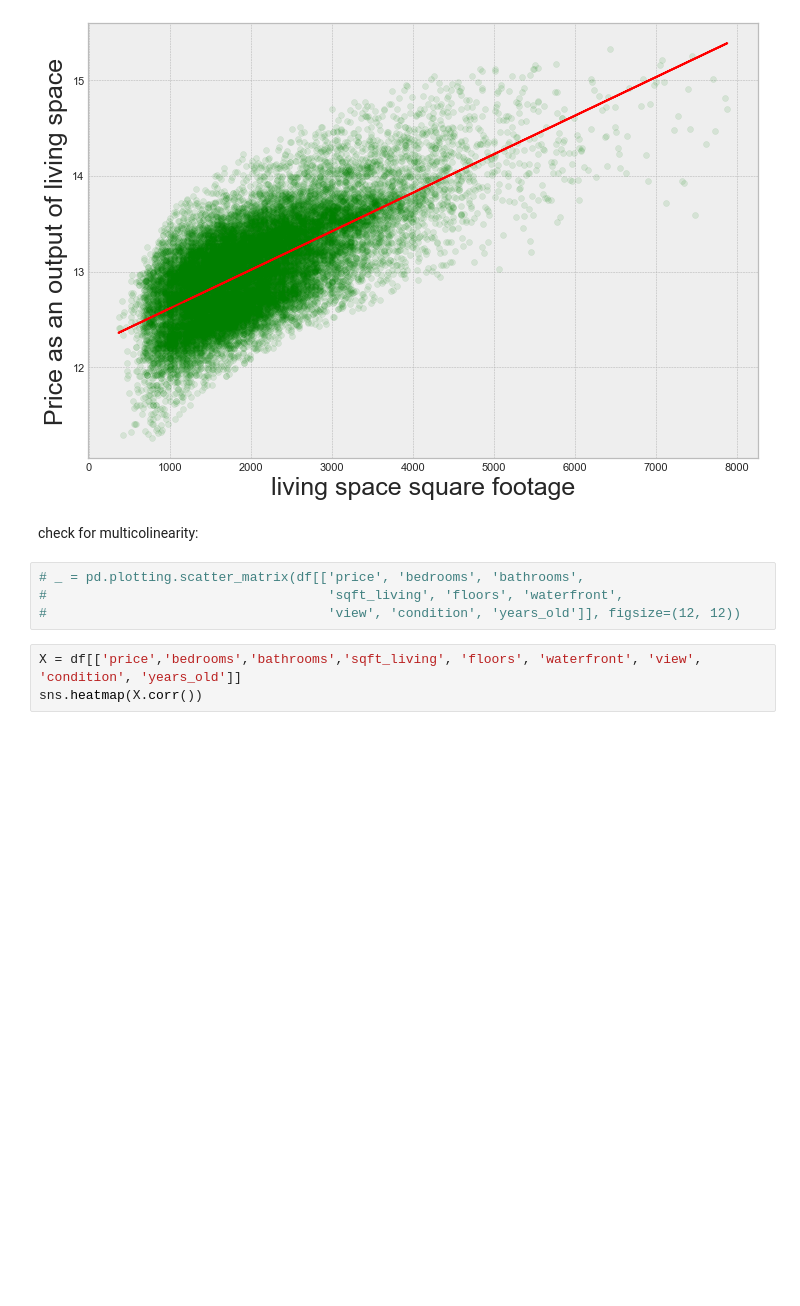
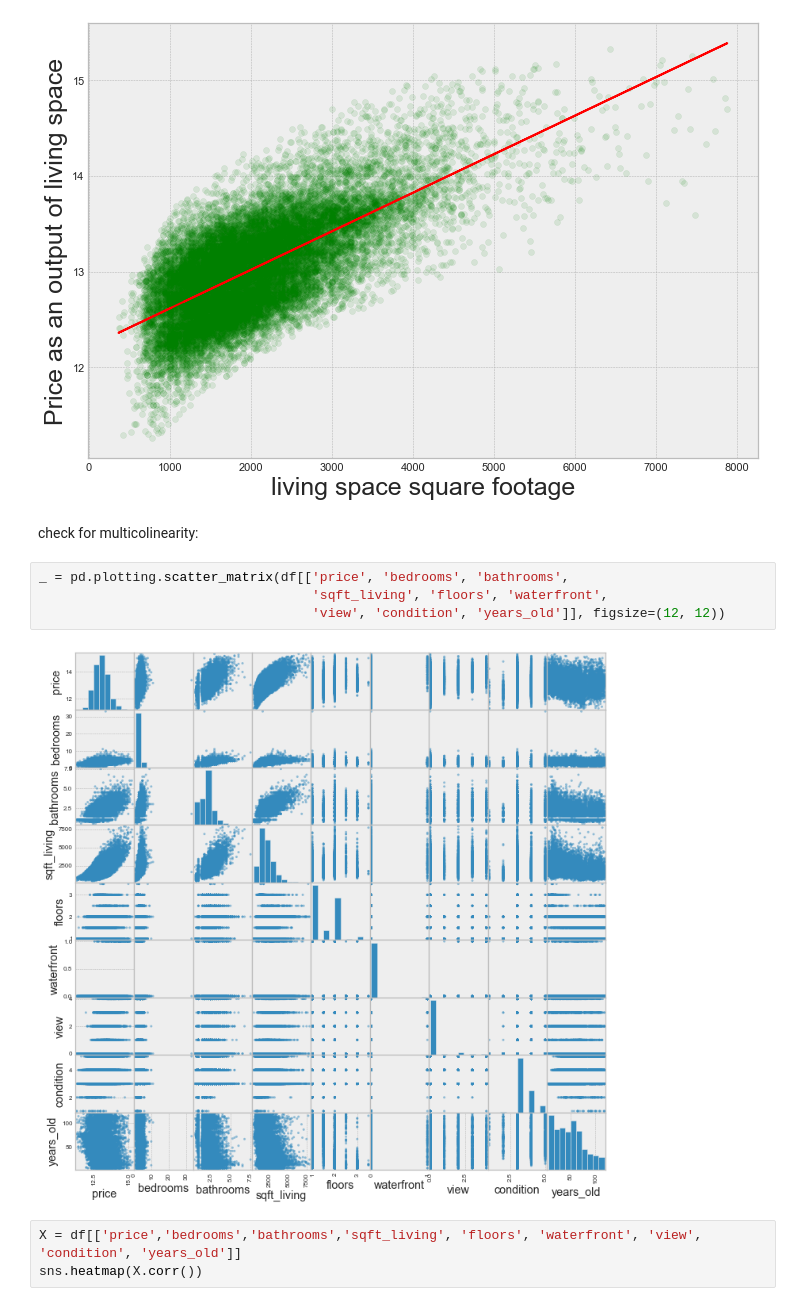
Before and after one commit to AlludedCrabb/Data-Science-Housing-Data-Project, a Jupyter notebook: Jacob_Taeho project.ipynb, the cells around one changed output. Saved outputs shown, nothing was run; the diff lists cells and outputs as text; blank space fills up the shorter version.

```diff
--- a/Jacob_Taeho project.ipynb
+++ b/Jacob_Taeho project.ipynb
@@ -234,9 +234,11 @@ LinregressResult(slope=0.0004023356791018611, intercept=12.2115336520771, rvalue
 # %% [markdown]
 check for multicolinearity:
 # %%
-# _ = pd.plotting.scatter_matrix(df[['price', 'bedrooms', 'bathrooms',
-#                                    'sqft_living', 'floors', 'waterfront',
-#                                    'view', 'condition', 'years_old']], figsize=(12, 12))
+_ = pd.plotting.scatter_matrix(df[['price', 'bedrooms', 'bathrooms',
+                                   'sqft_living', 'floors', 'waterfront',
+                                   'view', 'condition', 'years_old']], figsize=(12, 12))
+# %% [output]
+[figure, added]
 # %%
 X = df[['price','bedrooms','bathrooms','sqft_living', 'floors', 'waterfront', 'view', 'condition', 'years_old']]
 sns.heatmap(X.corr())
```
Also changed, not shown: parts of 5 cells of this notebook.
